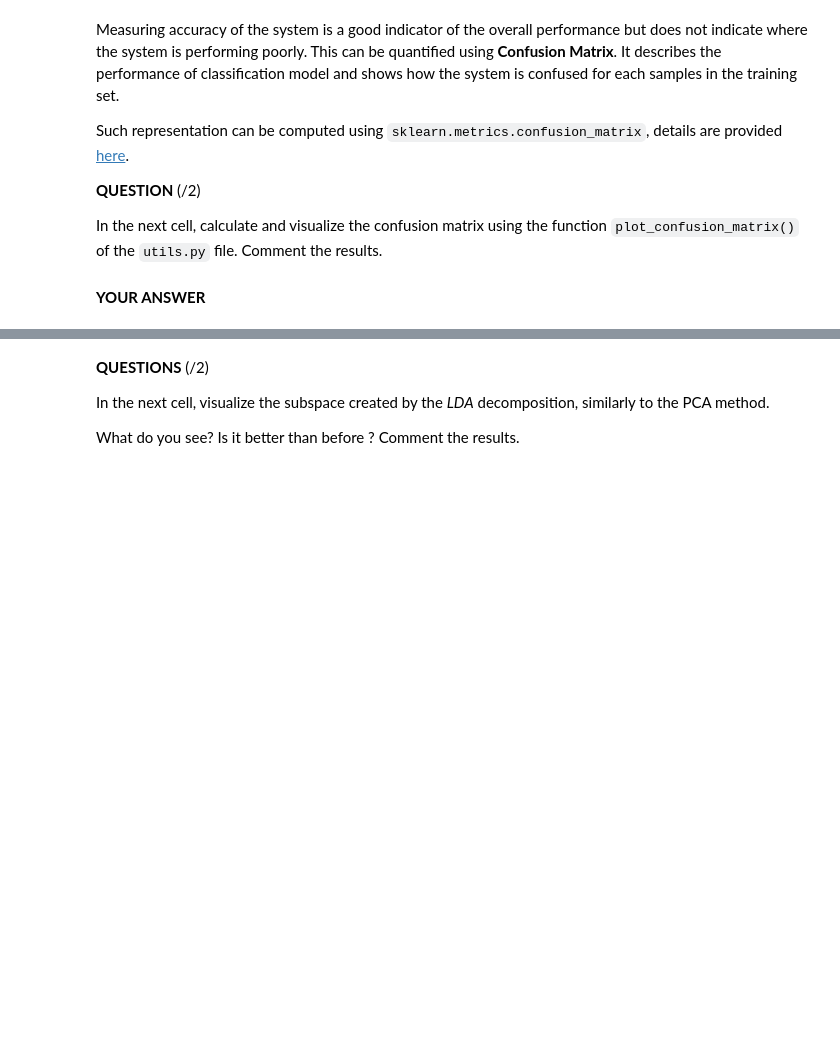
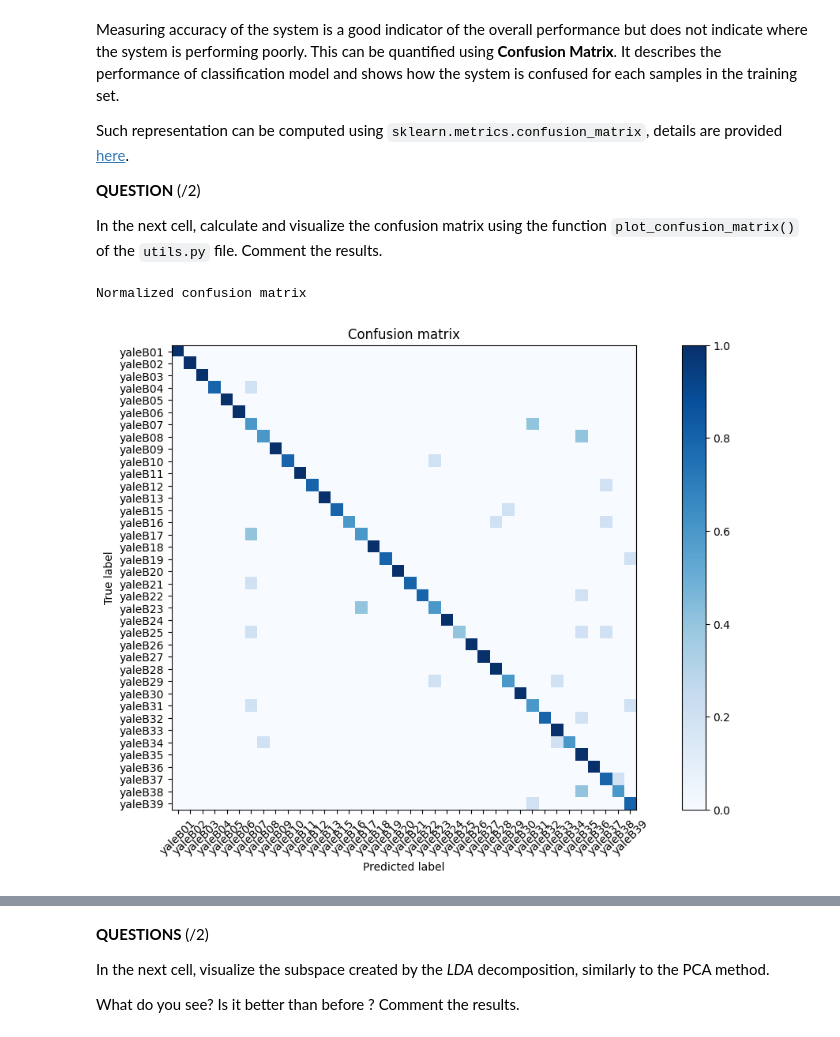
Before and after one commit to Mix-ABELA/Computer-Vision-Image-Processing, a Jupyter notebook: Lab2_Object_Detection_Recognition/notebook/02_object_detection_and_recognition_2025.ipynb, the cells around one changed output, grey strips where cells are left out. Drawn from its saved outputs; the diff is of its cells as text; code cells hidden in the pictures; blank space fills up the shorter version.

```diff
--- a/Lab2_Object_Detection_Recognition/notebook/02_object_detection_and_recognition_2025.ipynb
+++ b/Lab2_Object_Detection_Recognition/notebook/02_object_detection_and_recognition_2025.ipynb
@@ -1225,6 +1232,7 @@ Once again the two subsets information will be stored into two separates disctio
 
 In the next cell, implement to the function `split_dataset()` that takes as input the dictionary of data and the ratio between training and testing sets, and returns two dictionaries, one with the training data and one with the testing data.
 # %%
+import random
 def split_dataset(data, ratio):
     """
     Splipt randomly a dataset into two subset. The ratio provide the distribution for each subset
@@ -1236,7 +1244,17 @@ def split_dataset(data, ratio):
     train = {}
     test = {}
 
-    # YOUR CODE HERE
+    for person_id, images in data.items():
+
+        # Shuffle images randomly
+        images_copy = images.copy()
+        random.shuffle(images_copy)
+
+        split_idx = int(len(images_copy) * ratio)
+
+        # Split each folder into the two sets: train-test
+        train[person_id] = images_copy[:split_idx]
+        test[person_id]  = images_copy[split_idx:]
 
     return train, test
 # %% [markdown]
@@ -1440,9 +1531,16 @@ def recognize(trsfrm, centroids, centroids_label, samples):
     :return:                Predicted labels
     """
 
-    pred = None
+    projected = trsfrm.transform(samples)  # Project samples into PCA space with shape: (N, K_m)
+    pred = []
 
-    # YOUR CODE HERE
+    for sample in projected: # loop through samples
+        distances = np.linalg.norm(centroids - sample, axis=1) # Compute distances to all centroids
+        idx_min = np.argmin(distances) # Find closest centroid
+        pred.append(centroids_label[idx_min]) # Assign corresponding label
+
+    # Convert to numpy array
+    pred = np.array(pred)
 
     return pred
 # %% [markdown]
@@ -1470,0 +1562,13 @@ print("The recognition accuracy on the testing set is {:.2f}".format(test_acc))
+# %%
+# Load the test set
+test_img, test_label = load_images(test)
+
+# Recognize test set
+pca_test_pred = recognize(pca, train_centroids, train_centroid_label, test_img)
+
+# Compute number of errors
+n_err = np.count_nonzero(np.where(pca_test_pred != test_label))
+# Compute accuracy
+test_acc = 1.0 - n_err / test_label.size
+
+print("The recognition accuracy on the testing set is {:.2f}".format(test_acc))
@@ -1477,12 +1588,15 @@ Such representation can be computed using `sklearn.metrics.confusion_matrix`, de
 
 In the next cell, calculate and visualize the confusion matrix using the function `plot_confusion_matrix()` of the `utils.py` file. Comment the results.
 # %%
-#########################
-# YOUR CODE HERE
-#########################
+# Compute confusion matrix (on test set)
+cm = confusion_matrix(test_label, pca_test_pred)
+
+# Get class labels (same order as centroids)
+classes = train_centroid_label
 
 # Plot confusion matrix
 plt.figure(figsize=(12, 7))
 plot_confusion_matrix(cm, classes, normalize=True)
+# %% [output]
+Normalized confusion matrix
+[figure, added]
-# %% [markdown]
-**YOUR ANSWER**
```
Also changed, not shown: parts of 19 cells of this notebook.
